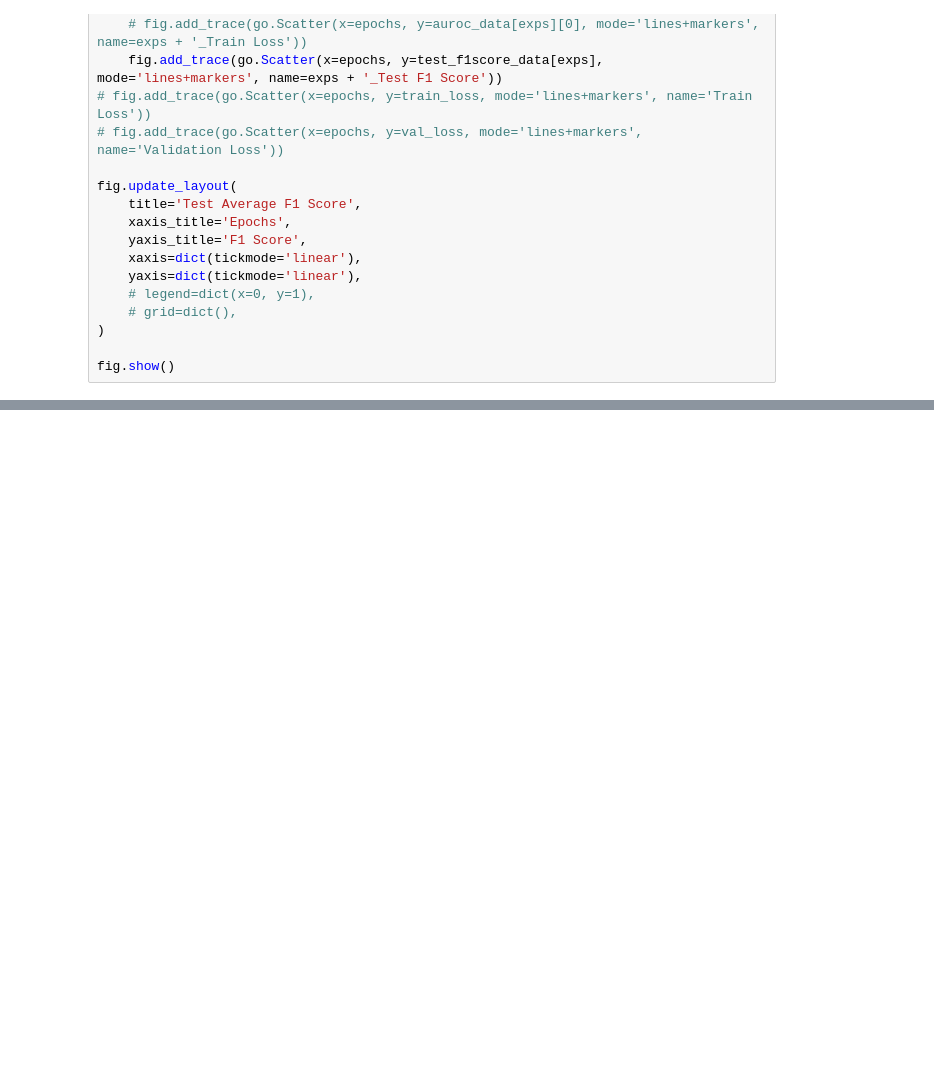
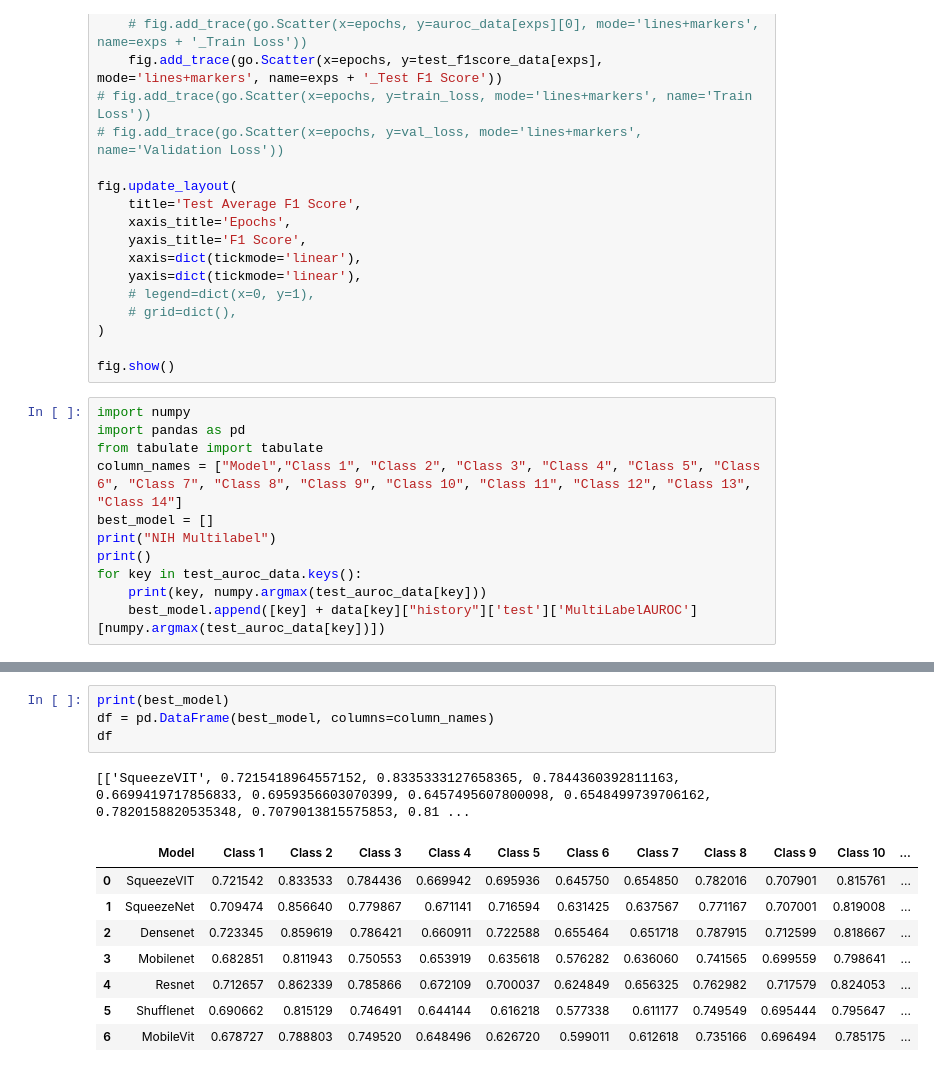
Before and after one commit to SS-Sid/BTP, a Jupyter notebook: notebooks/Comparison_all_models_NIH.ipynb, the cells around one changed output, grey strips where cells are left out. Cells and saved outputs as stored; diff of their text form; blank space fills up the shorter version.

Commit message:
Updated tables

```diff
--- a/notebooks/Comparison_all_models_NIH.ipynb
+++ b/notebooks/Comparison_all_models_NIH.ipynb
@@ -393,3 +393,14 @@ fig.update_layout(
 )
 
 fig.show()
+# %%
+import numpy
+import pandas as pd
+from tabulate import tabulate
+column_names = ["Model","Class 1", "Class 2", "Class 3", "Class 4", "Class 5", "Class 6", "Class 7", "Class 8", "Class 9", "Class 10", "Class 11", "Class 12", "Class 13", "Class 14"]
+best_model = []
+print("NIH Multilabel")
+print()
+for key in test_auroc_data.keys():
+    print(key, numpy.argmax(test_auroc_data[key]))
+    best_model.append([key] + data[key]["history"]['test']['MultiLabelAUROC'][numpy.argmax(test_auroc_data[key])])
@@ -395,0 +417,14 @@ fig.show()
+# %%
+print(best_model)
+df = pd.DataFrame(best_model, columns=column_names)
+df
+# %% [output]
+[['SqueezeVIT', 0.7215418964557152, 0.8335333127658365, 0.7844360392811163, 0.6699419717856833, 0.6959356603070399, 0.6457495607800098, 0.6548499739706162, 0.7820158820535348, 0.7079013815575853, 0.81 ...
+|  | Model | Class 1 | Class 2 | Class 3 | Class 4 | Class 5 | Class 6 | Class 7 | Class 8 | Class 9 | Class 10 | ... |
+| 0 | SqueezeVIT | 0.721542 | 0.833533 | 0.784436 | 0.669942 | 0.695936 | 0.645750 | 0.654850 | 0.782016 | 0.707901 | 0.815761 | ... |
+| 1 | SqueezeNet | 0.709474 | 0.856640 | 0.779867 | 0.671141 | 0.716594 | 0.631425 | 0.637567 | 0.771167 | 0.707001 | 0.819008 | ... |
+| 2 | Densenet | 0.723345 | 0.859619 | 0.786421 | 0.660911 | 0.722588 | 0.655464 | 0.651718 | 0.787915 | 0.712599 | 0.818667 | ... |
+| 3 | Mobilenet | 0.682851 | 0.811943 | 0.750553 | 0.653919 | 0.635618 | 0.576282 | 0.636060 | 0.741565 | 0.699559 | 0.798641 | ... |
+| 4 | Resnet | 0.712657 | 0.862339 | 0.785866 | 0.672109 | 0.700037 | 0.624849 | 0.656325 | 0.762982 | 0.717579 | 0.824053 | ... |
+| 5 | Shufflenet | 0.690662 | 0.815129 | 0.746491 | 0.644144 | 0.616218 | 0.577338 | 0.611177 | 0.749549 | 0.695444 | 0.795647 | ... |
+| 6 | MobileVit | 0.678727 | 0.788803 | 0.749520 | 0.648496 | 0.626720 | 0.599011 | 0.612618 | 0.735166 | 0.696494 | 0.785175 | ... |
```
Also changed, not shown: parts of 2 cells of this notebook, 2 other files.
